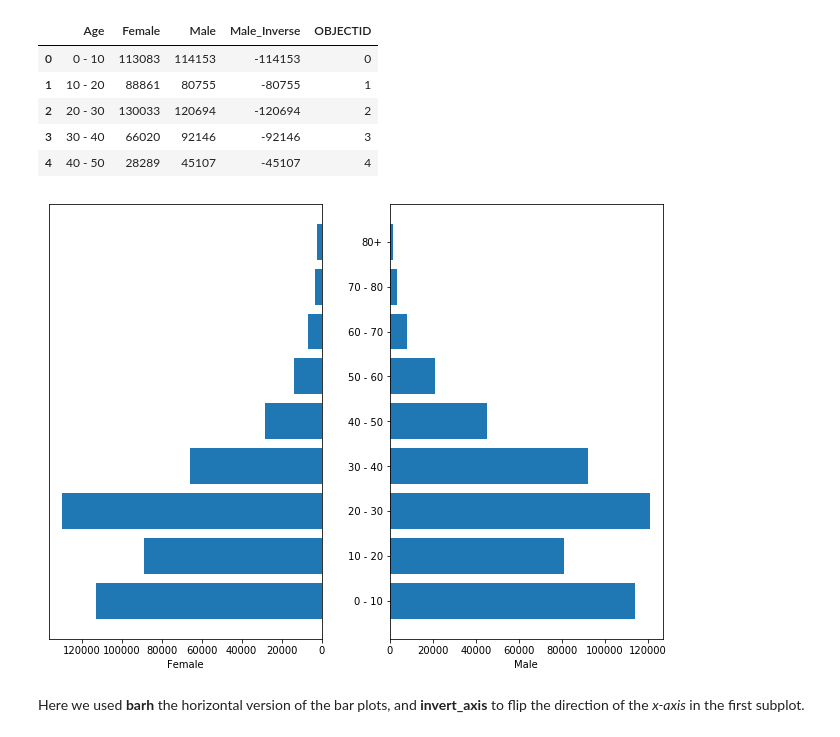
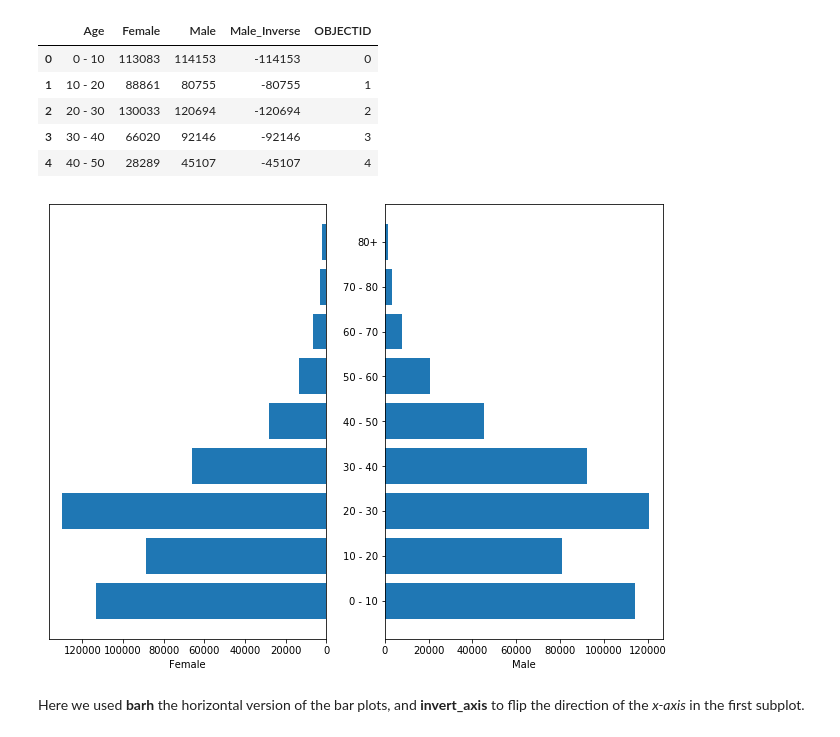
Before and after one commit to DataForScience/DataViz, a Jupyter notebook: 1. Matplotlib.ipynb, the cells around one changed output. Cells and saved outputs as stored; diff of their text form; code cells hidden in the pictures.

```diff
--- a/1. Matplotlib.ipynb
+++ b/1. Matplotlib.ipynb
@@ -352,21 +356,21 @@ pyramid.head()
 # %%
 fig, axs = plt.subplots(1, 2, sharey=False, sharex=False)
 axs[0].barh(range(9), pyramid['Female'])
 axs[1].barh(range(9), pyramid['Male'])
 
 axs[0].invert_xaxis()
 axs[0].set_yticks([])
 axs[0].set_yticklabels('')
 
 axs[1].set_yticks(range(9))
 axs[1].set_yticklabels(pyramid['Age'])
 
 axs[0].set_xlabel('Female')
 axs[1].set_xlabel('Male')
 
-fig.subplots_adjust(wspace=0.25)
+fig.subplots_adjust(wspace=0.21)
 # %% [output]
-[figure, old version]
+[figure, new version]
 # %% [markdown]
 Here we used **barh** the horizontal version of the bar plots, and **invert_axis** to flip the direction of the *x-axis* in the first subplot.
 # %% [markdown]
```
Also changed, not shown: parts of 8 cells of this notebook, 2 other files.
